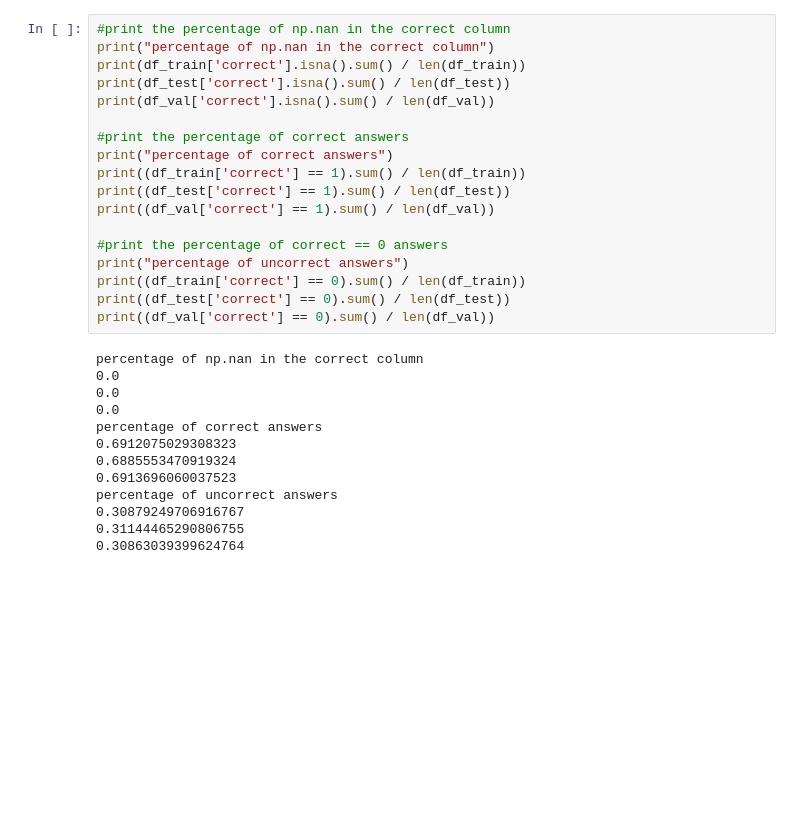
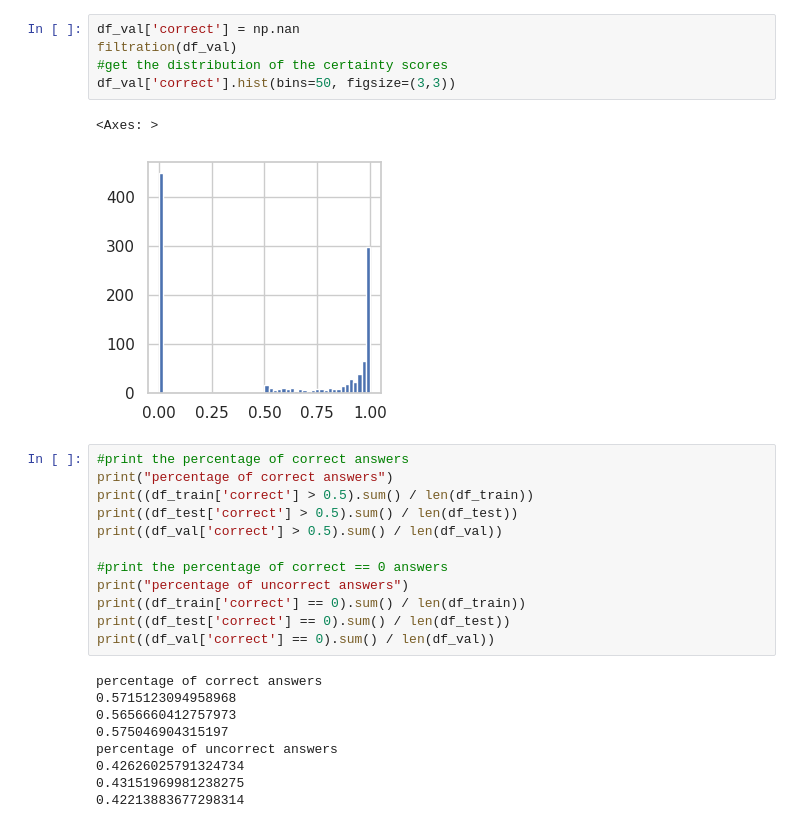
Before and after one commit to henrypapadatos/LLM-sycophancy, a Jupyter notebook: Evaluate_RT.ipynb, the cells around one changed output. Drawn from its saved outputs; the diff is of its cells as text; blank space fills up the shorter version.

```diff
--- a/Evaluate_RT.ipynb
+++ b/Evaluate_RT.ipynb
@@ -145,15 +148,17 @@ for index, row in tqdm(df_val.iterrows()):
+# %%
+df_val['correct'] = np.nan
+filtration(df_val)
+#get the distribution of the certainty scores
+df_val['correct'].hist(bins=50, figsize=(3,3))
+# %% [output]
+<Axes: >
+[figure, added]
 # %%
-#print the percentage of np.nan in the correct column
-print("percentage of np.nan in the correct column")
-print(df_train['correct'].isna().sum() / len(df_train))
-print(df_test['correct'].isna().sum() / len(df_test))
-print(df_val['correct'].isna().sum() / len(df_val))
-
 #print the percentage of correct answers
 print("percentage of correct answers")
-print((df_train['correct'] == 1).sum() / len(df_train))
-print((df_test['correct'] == 1).sum() / len(df_test))
-print((df_val['correct'] == 1).sum() / len(df_val))
+print((df_train['correct'] > 0.5).sum() / len(df_train))
+print((df_test['correct'] > 0.5).sum() / len(df_test))
+print((df_val['correct'] > 0.5).sum() / len(df_val))
 
 #print the percentage of correct == 0 answers
 print("percentage of uncorrect answers")
@@ -161,15 +166,11 @@ print((df_train['correct'] == 0).sum() / len(df_train))
 print((df_test['correct'] == 0).sum() / len(df_test))
 print((df_val['correct'] == 0).sum() / len(df_val))
 # %% [output]
-percentage of np.nan in the correct column
-0.0
-0.0
-0.0
 percentage of correct answers
-0.6912075029308323
-0.6885553470919324
-0.6913696060037523
+0.5715123094958968
+0.5656660412757973
+0.575046904315197
 percentage of uncorrect answers
-0.30879249706916767
-0.31144465290806755
-0.30863039399624764
+0.42626025791324734
+0.43151969981238275
+0.42213883677298314
```
Also changed, not shown: parts of 13 cells of this notebook, 27 other files.
